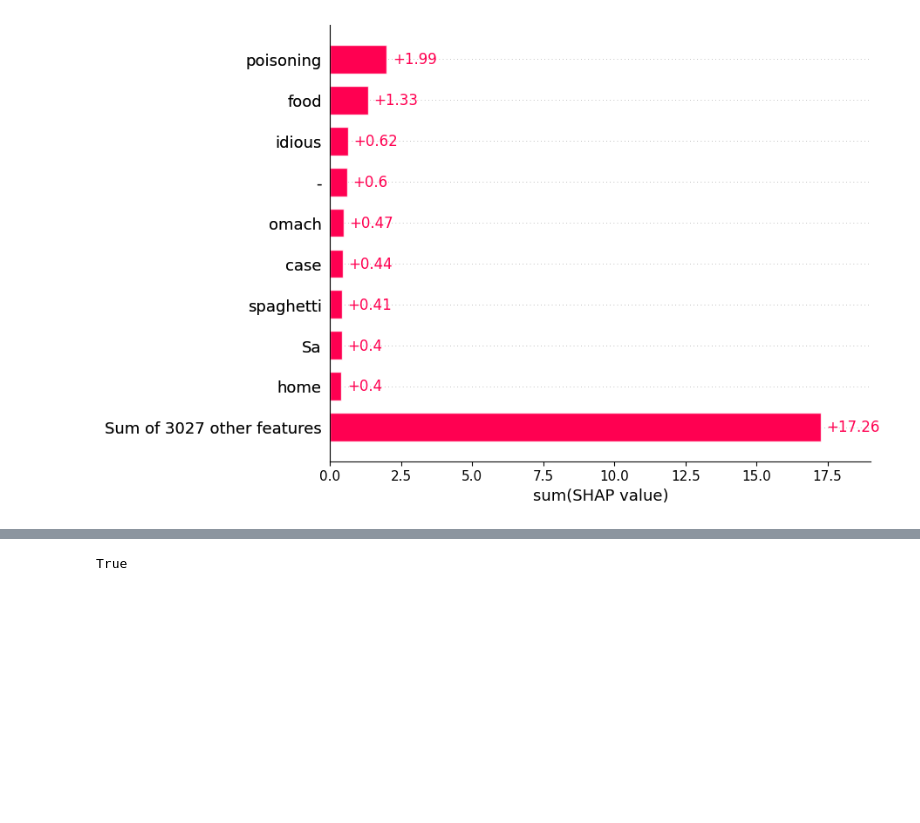
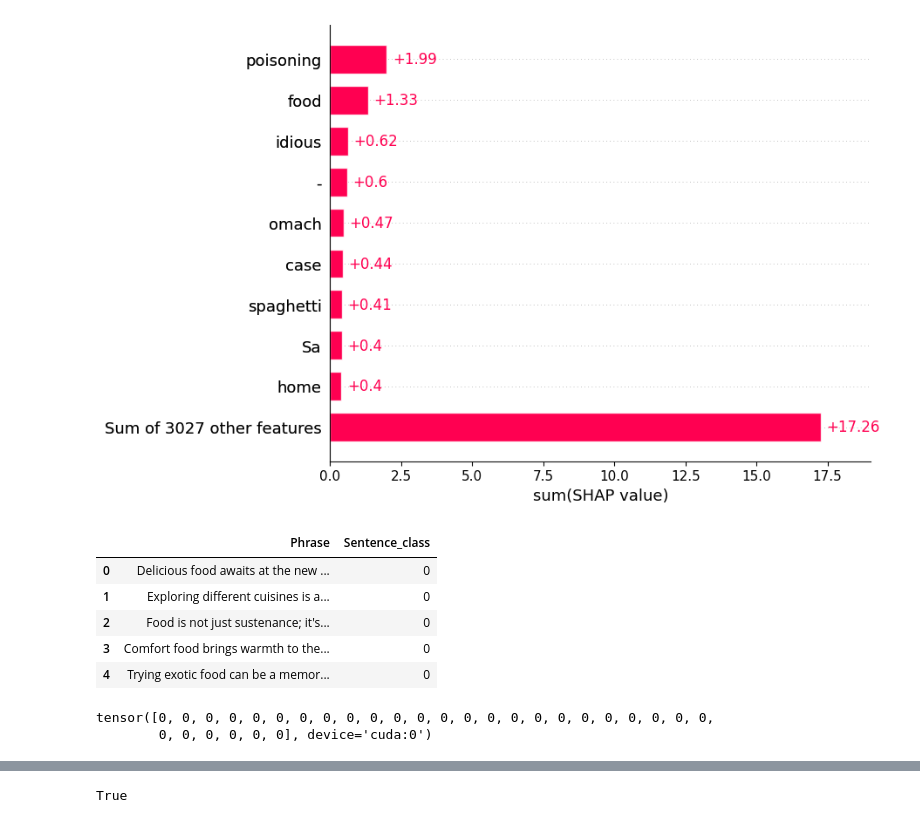
Before and after one commit to auro736/food_risk_MS_thesis, a Jupyter notebook: tasks/shap_new.ipynb, the cells around one changed output, grey strips where cells are left out. Cells and saved outputs as stored; diff of their text form; code cells hidden in the pictures; blank space fills up the shorter version.

```diff
--- a/tasks/shap_new.ipynb
+++ b/tasks/shap_new.ipynb
@@ -257,0 +230,10 @@ Creating an ndarray from ragged nested sequences (which is a list-or-tuple of li
+# %%
+food_0 = pd.read_csv('/home/cc/rora_tesi_new/food_0.csv')
+food_0.head()
+# %% [output]
+|  | Phrase | Sentence_class |
+| 0 | Delicious food awaits at the new ... | 0 |
+| 1 | Exploring different cuisines is a... | 0 |
+| 2 | Food is not just sustenance; it's... | 0 |
+| 3 | Comfort food brings warmth to the... | 0 |
+| 4 | Trying exotic food can be a memor... | 0 |
@@ -257,0 +252,5 @@ Creating an ndarray from ragged nested sequences (which is a list-or-tuple of li
+# %%
+indices
+# %% [output]
+tensor([0, 0, 0, 0, 0, 0, 0, 0, 0, 0, 0, 0, 0, 0, 0, 0, 0, 0, 0, 0, 0, 0, 0, 0,
+        0, 0, 0, 0, 0, 0], device='cuda:0')
```
Also changed, not shown: parts of 42 cells of this notebook, 13 other files.
